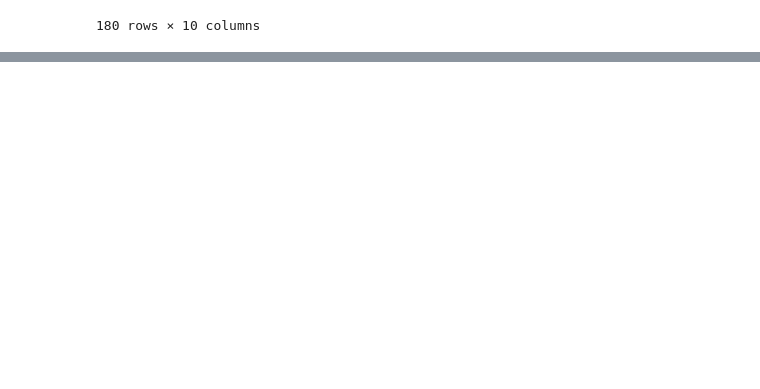
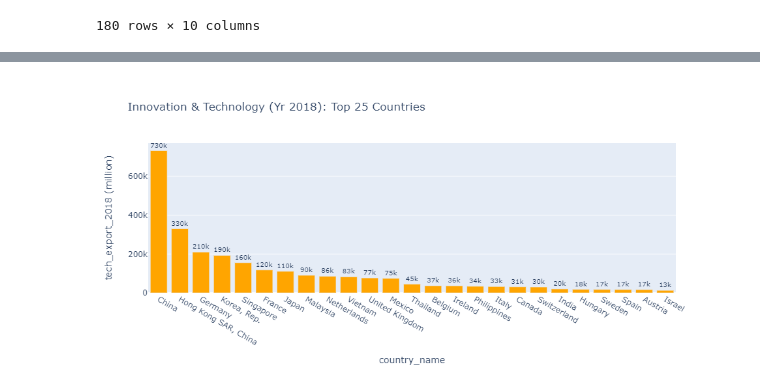
Before and after one commit to sabrinasaleh/Data_Munging_Plotting, a Jupyter notebook: main.ipynb, the cells around one changed output, grey strips where cells are left out. Saved outputs shown, nothing was run; the diff lists cells and outputs as text; code cells hidden in the pictures; blank space fills up the shorter version.

```diff
--- a/main.ipynb
+++ b/main.ipynb
@@ -242,0 +326,9 @@ clean_data.to_csv("Resources/clean_data.csv", index=False)
+# %%
+# Generating data frame for "Innovation & Technology (Yr 2018): Top 25 Countries"
+bar_innov_tech = clean_data.loc[
+    (clean_data["tech_export_2018 (million)"] >= 12971.9030)
+].sort_values(["tech_export_2018 (million)"], ascending=False)
+bar_innov_tech
+
+# top_tech = clean_data.sort_values(["tech_export_2018 (million)"], ascending=False)
+# top_tech.head(25)
@@ -242,0 +353,15 @@ clean_data.to_csv("Resources/clean_data.csv", index=False)
+# %%
+# Creating bar plot for "Innovation & Technology (Yr 2018): Top 25 Countries"
+fig_bar_innov_tech = px.bar(
+    bar_innov_tech,
+    y="tech_export_2018 (million)",
+    x="country_name",
+    text="tech_export_2018 (million)",
+    color_discrete_sequence=["orange"] * len(bar_innov_tech),
+    title="Innovation & Technology (Yr 2018): Top 25 Countries",
+)
+fig_bar_innov_tech.update_traces(texttemplate="%{text:.2s}", textposition="outside")
+fig_bar_innov_tech.update_layout(uniformtext_minsize=8, uniformtext_mode="hide")
+fig_bar_innov_tech.show()
+# %% [output]
+[figure, added]
```
Also changed, not shown: parts of 13 cells of this notebook.
